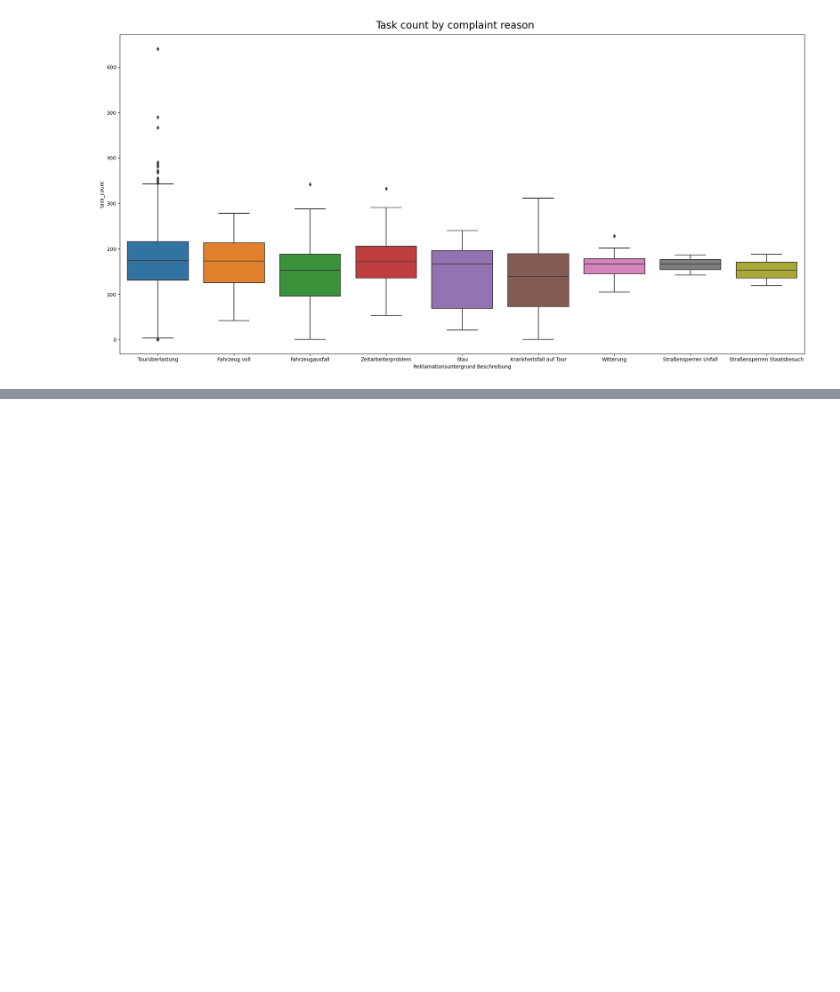
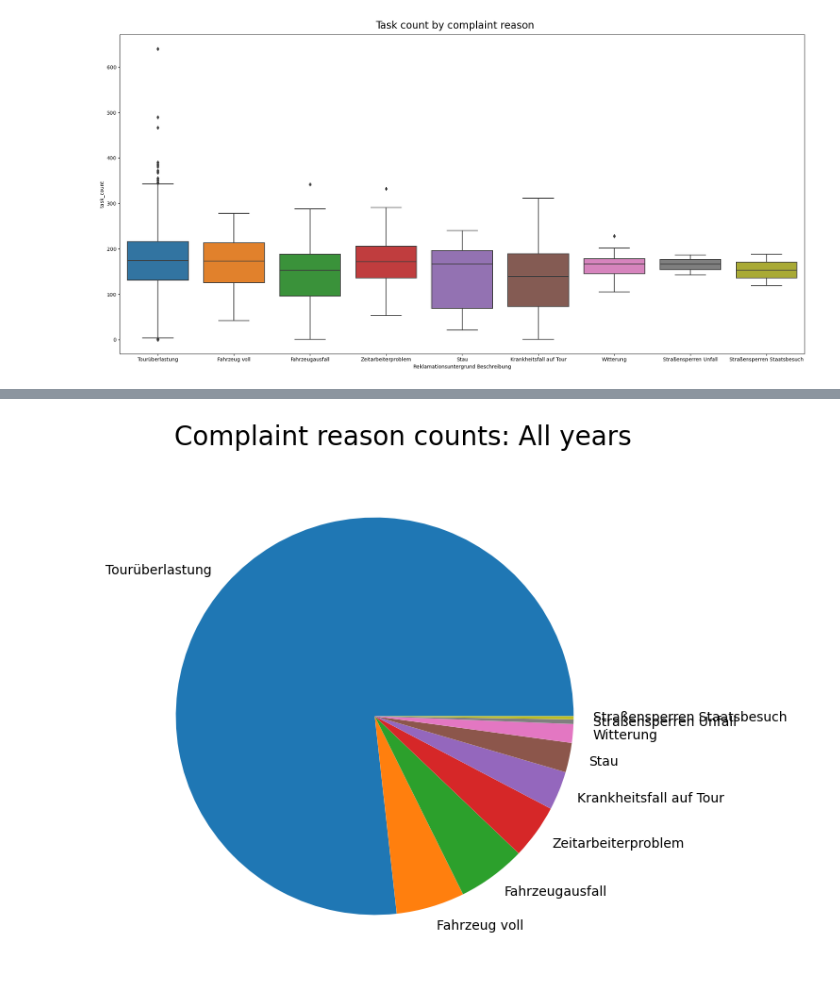
Before and after one commit to baz263/n3xtcoder, a Jupyter notebook: join.ipynb, the cells around one changed output, grey strips where cells are left out. Saved outputs shown, nothing was run; the diff lists cells and outputs as text; code cells hidden in the pictures; blank space fills up the shorter version.

```diff
--- a/join.ipynb
+++ b/join.ipynb
@@ -869,0 +872,9 @@ plt.show()
+# %%
+fig = plt.figure(figsize=(9,6))
+counts = everything_table['Reklamationsuntergrund Beschreibung'].value_counts()
+plt.pie(counts.values, labels = counts.index)
+fig.suptitle('Complaint reason counts: All years', fontsize=20)
+plt.tight_layout()
+plt.show()
+# %% [output]
+[figure, added]
```
Also changed, not shown: parts of 41 cells of this notebook.
